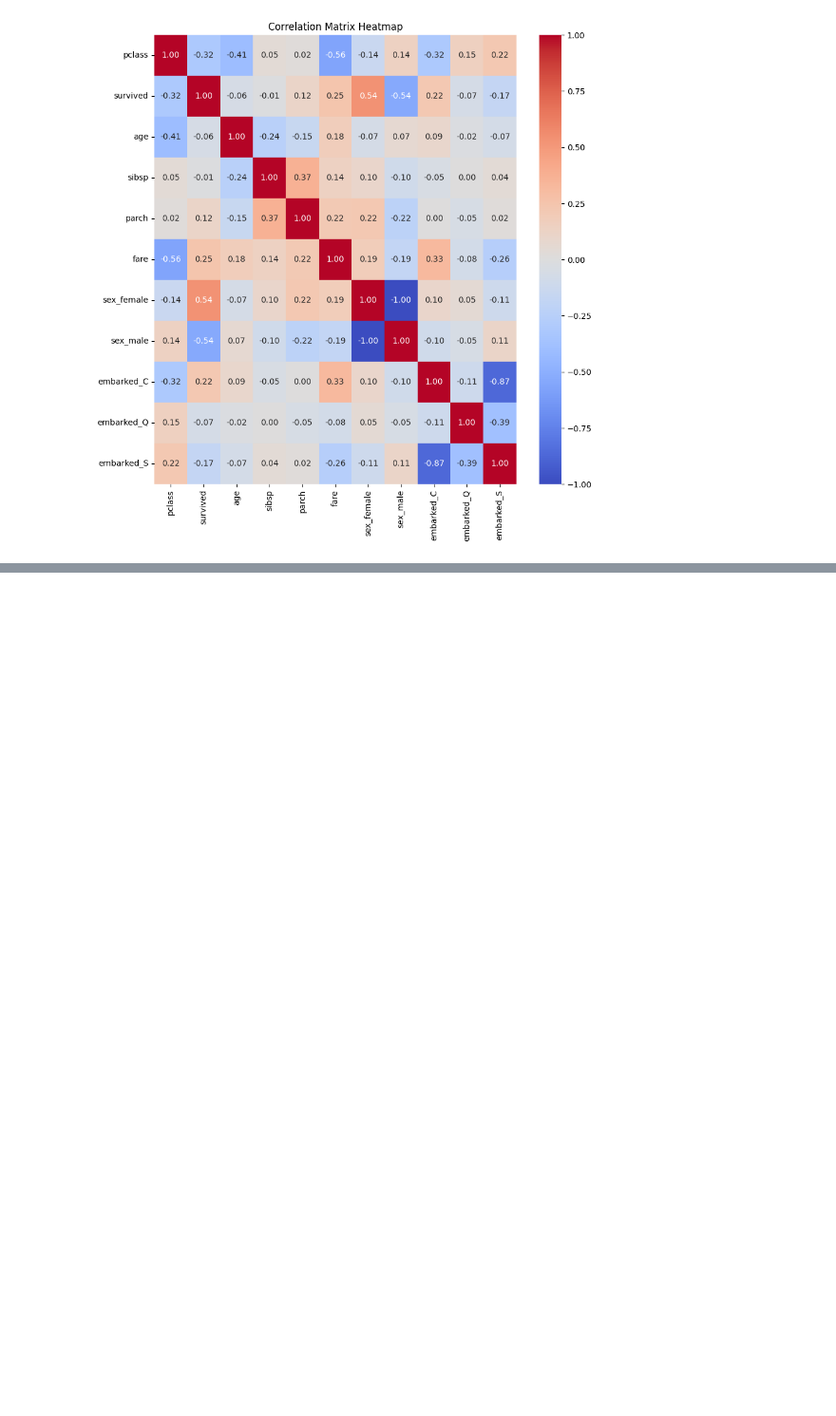
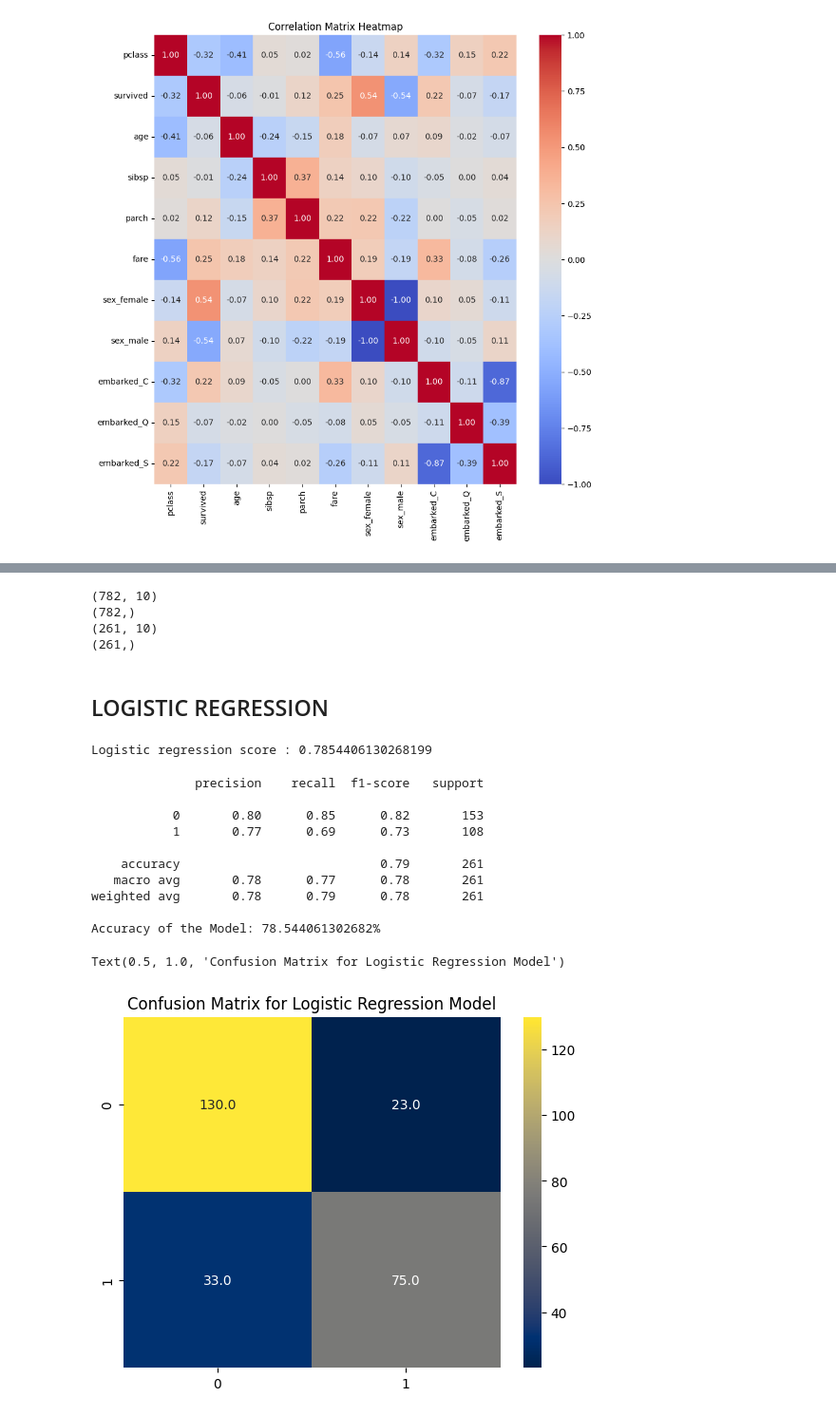
Before and after one commit to akshatraj1199/Bharat-intern, a Jupyter notebook: Titanic_Classification.ipynb, the cells around one changed output, grey strips where cells are left out. Shown at 95% size. Cells and saved outputs as stored; diff of their text form; code cells hidden in the pictures; blank space fills up the shorter version.

```diff
--- a/Titanic_Classification.ipynb
+++ b/Titanic_Classification.ipynb
@@ -408,0 +433,16 @@ plt.show()
+# %%
+X = new_df.drop(['survived'], axis = 1)
+
+y = new_df['survived']
+# %%
+X_train, X_test, y_train, y_test = train_test_split(X,y, test_size = 0.25, random_state = 23)
+# %%
+print(X_train.shape)
+print(y_train.shape)
+print(X_test.shape)
+print(y_test.shape)
+# %% [output]
+(782, 10)
+(782,)
+(261, 10)
+(261,)
@@ -408,0 +465,37 @@ plt.show()
+# %% [markdown]
+## LOGISTIC REGRESSION
+# %%
+# defining logistic regression
+lr= LogisticRegression(max_iter=10000)
+# fit the train model
+lr.fit(X_train, y_train)
+# logistic regression score
+score=lr.score(X_test,y_test)
+print(f'Logistic regression score : {score}')
+# %% [output]
+Logistic regression score : 0.7854406130268199
+# %%
+#Evaluation of the logistic regression model
+predicted = lr.predict(X_test)
+# printing precision, Recall, f1-score
+print(classification_report(y_test, predicted))
+# Confusion matrix
+cm = metrics.confusion_matrix( y_test,predicted)
+# Printing Accuracy of the model
+print("Accuracy of the Model: {}%\n".format((accuracy_score( y_test,predicted))*100))
+# Plotting Confusion matrix Heatmap using sns
+sns.heatmap(cm, annot=True, fmt = ".1f",cmap="cividis")
+plt.title("Confusion Matrix for Logistic Regression Model")
+# %% [output]
+              precision    recall  f1-score   support
+
+           0       0.80      0.85      0.82       153
+           1       0.77      0.69      0.73       108
+
+    accuracy                           0.79       261
+   macro avg       0.78      0.77      0.78       261
+weighted avg       0.78      0.79      0.78       261
+
+Accuracy of the Model: 78.544061302682%
+Text(0.5, 1.0, 'Confusion Matrix for Logistic Regression Model')
+[figure, added]
```
Also changed, not shown: parts of 31 cells of this notebook.
